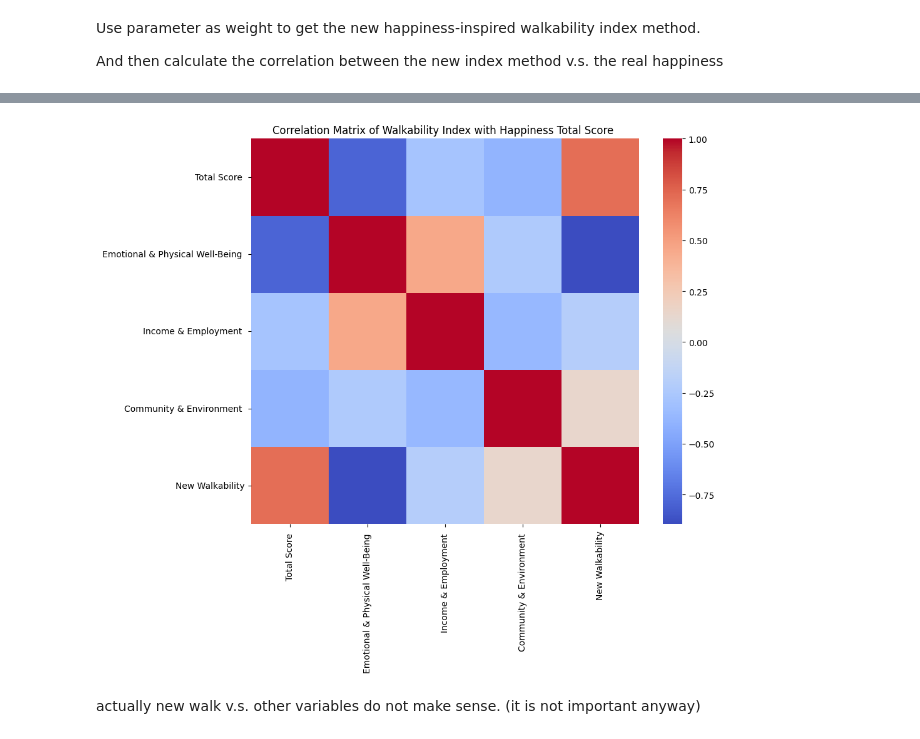
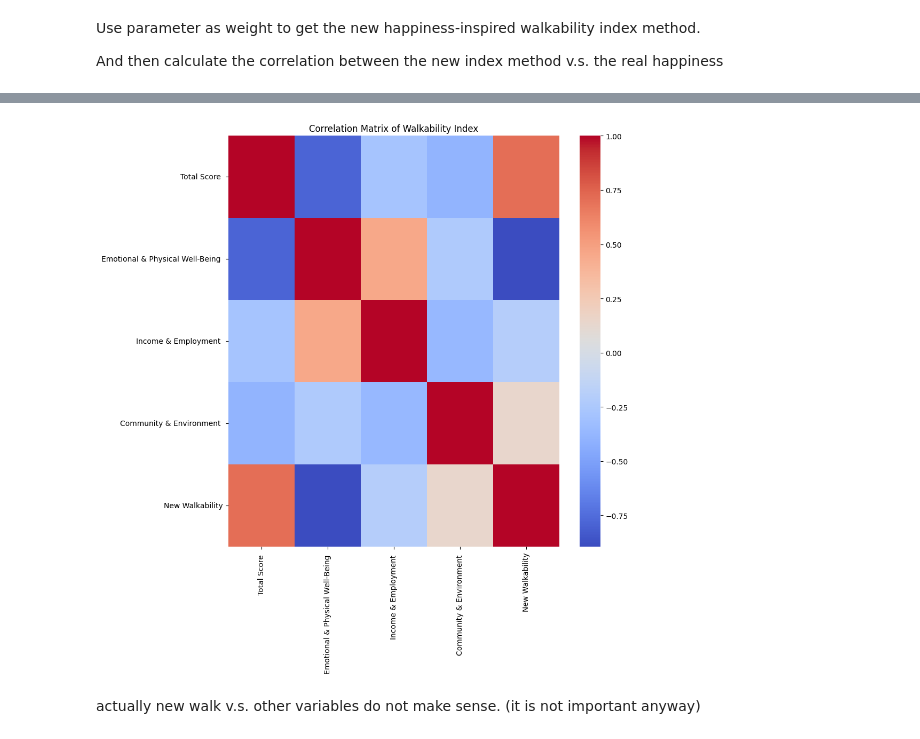
Before and after one commit to zhou-ziyan/ECE143Project, a Jupyter notebook: ECE_143_Final_Project.ipynb, the cells around one changed output, grey strips where cells are left out. Saved outputs shown, nothing was run; the diff lists cells and outputs as text; code cells hidden in the pictures.

```diff
--- a/ECE_143_Final_Project.ipynb
+++ b/ECE_143_Final_Project.ipynb
@@ -447,28 +350,2 @@ feature_list = [x for x in merged_df.columns.values.tolist() if x not in feature
 # %%
 # X.columns.values.tolist()
-# %%
-from sklearn.model_selection import train_test_split
-from sklearn.linear_model import LinearRegression
-from sklearn.metrics import mean_squared_error
-from sklearn.preprocessing import OneHotEncoder
-from sklearn.impute import SimpleImputer
-import scipy.sparse as sp
-import numpy as np
-
-
-X = merged_df[feature_list]
-y = merged_df['Total Score ']
-
-
-# non_numeric_columns = X.select_dtypes(exclude=['number']).columns.tolist()
-# encoder = OneHotEncoder(handle_unknown='ignore')
-# X = encoder.fit_transform(X[non_numeric_columns])
-
-X_train, X_test, y_train, y_test = train_test_split(X, y, test_size=0.2, random_state=42)
-
-model = LinearRegression()
-model.fit(X_train, y_train)
-
-y_pred = model.predict(X_test)
-mse = mean_squared_error(y_test, y_pred)
-print(f"Mean Squared Error: {mse}")
@@ -476,0 +352,4 @@ Mean Squared Error: 11.62353420973108
+# %%
+from scripts import regression_model as reg
+
+model, mse = reg.train_and_evaluate_regression_model(X, y)
@@ -496,12 +372,9 @@ See the caveats in the documentation: https://pandas.pydata.org/pandas-docs/stab
-# %%
-corr_matrix = merged_df[['Total Score ', 'Emotional & Physical Well-Being ', 'Income & Employment ', 'Community & Environment ', 'New Walkability']].corr()
-
-plt.figure(figsize=(10, 8))
-sns.heatmap(corr_matrix, annot=False, fmt=".2f", cmap='coolwarm')
-plt.title("Correlation Matrix of Walkability Index with Happiness Total Score ")
-plt.show()
-# %% [output]
-[figure, removed]
+# %%
+columns_to_include = ['Total Score ', 'Emotional & Physical Well-Being ', 'Income & Employment ', 'Community & Environment ', 'New Walkability']
+
+corr_matrix = cm.plot_correlation_matrix(merged_df[columns_to_include])
+# %% [output]
+[figure, added]
 # %% [markdown]
 actually new walk v.s. other variables do not make sense. (it is not important anyway)
 # %% [markdown]
```
Also changed, not shown: parts of 25 cells of this notebook, 4 other files.
